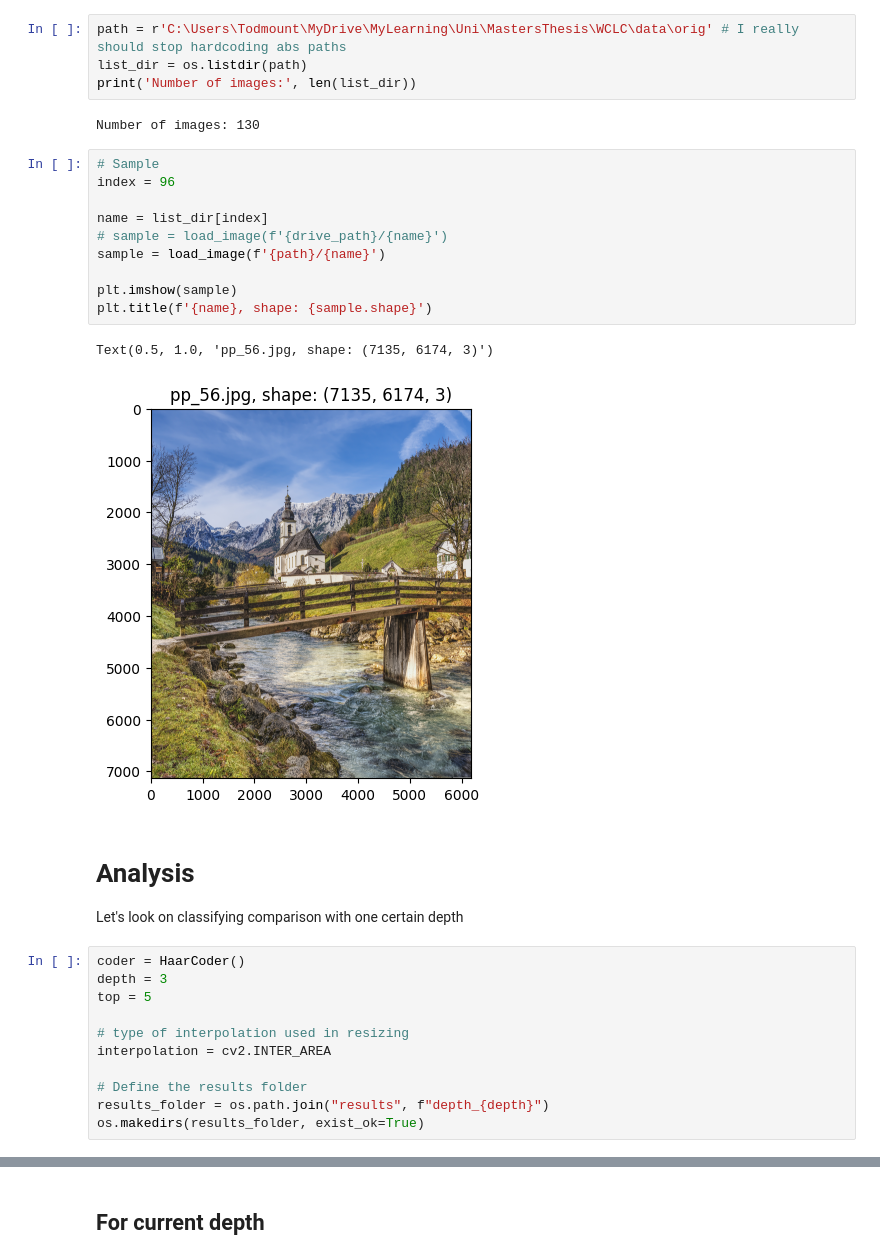
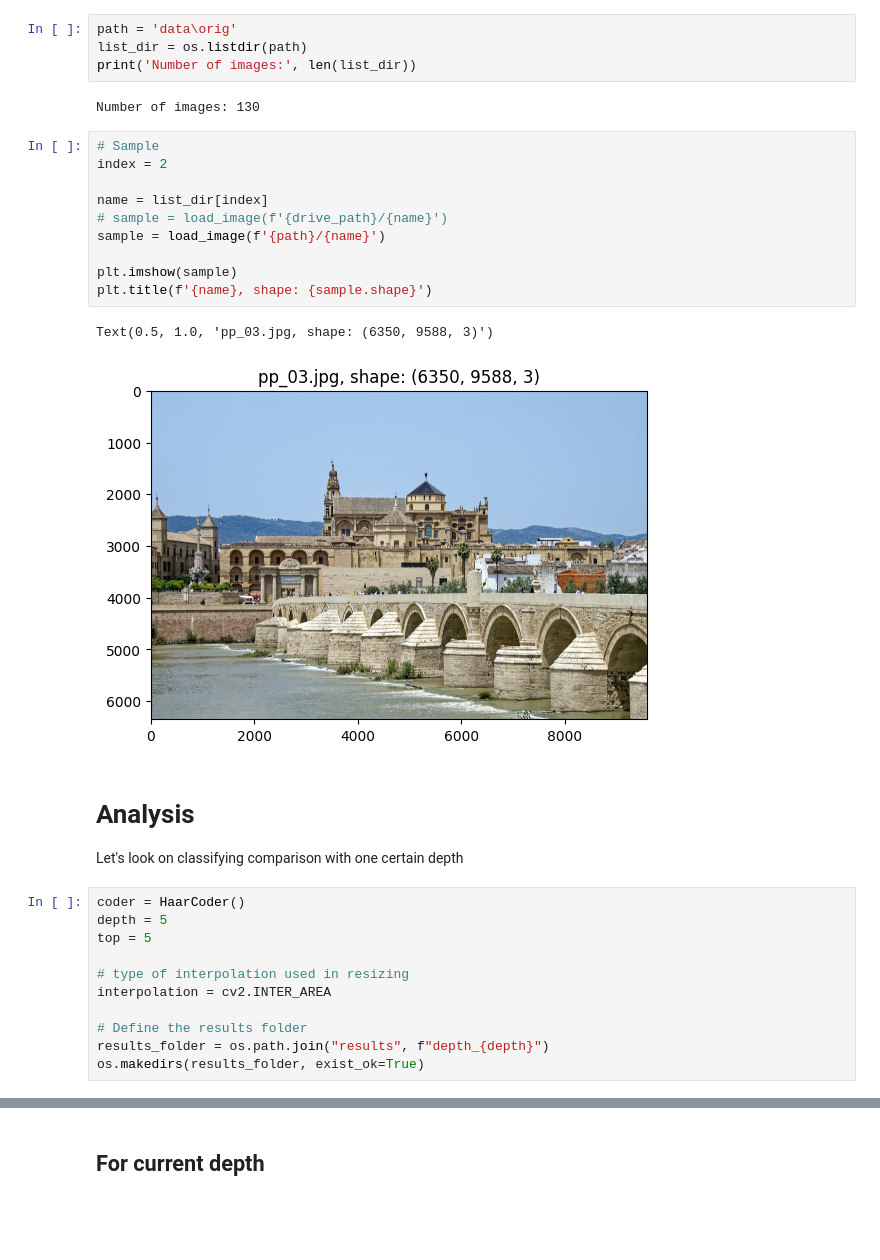
Before and after one commit to Todmount/wicca, a Jupyter notebook: demo.ipynb, the cells around one changed output, grey strips where cells are left out. Saved outputs shown, nothing was run; the diff lists cells and outputs as text; blank space fills up the shorter version.

```diff
--- a/demo.ipynb
+++ b/demo.ipynb
@@ -56,30 +55,30 @@ classifiers['NASNetLarge'] = {MODEL: apps.nasnet.NASNetLarge(weights='imagenet')
 # %% [markdown]
 # Data
 # %%
-path = r'C:\Users\Todmount\MyDrive\MyLearning\Uni\MastersThesis\WCLC\data\orig' # I really should stop hardcoding abs paths
+path = 'data\orig'
 list_dir = os.listdir(path)
 print('Number of images:', len(list_dir))
 # %% [output]
 Number of images: 130
 # %%
 # Sample
-index = 96
+index = 2
 
 name = list_dir[index]
 # sample = load_image(f'{drive_path}/{name}')
 sample = load_image(f'{path}/{name}')
 
 plt.imshow(sample)
 plt.title(f'{name}, shape: {sample.shape}')
 # %% [output]
-Text(0.5, 1.0, 'pp_56.jpg, shape: (7135, 6174, 3)')
+Text(0.5, 1.0, 'pp_03.jpg, shape: (6350, 9588, 3)')
-[figure, old version]
+[figure, new version]
 # %% [markdown]
 # Analysis
 Let's look on classifying comparison with one certain depth
 # %%
 coder = HaarCoder()
-depth = 3
+depth = 5
 top = 5
 
 # type of interpolation used in resizing
```
Also changed, not shown: parts of 14 cells of this notebook, 1 other file.
